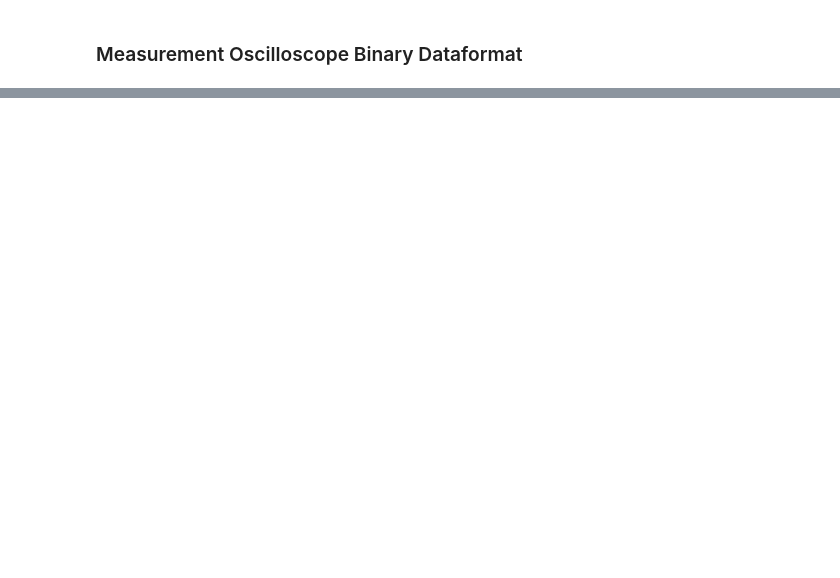
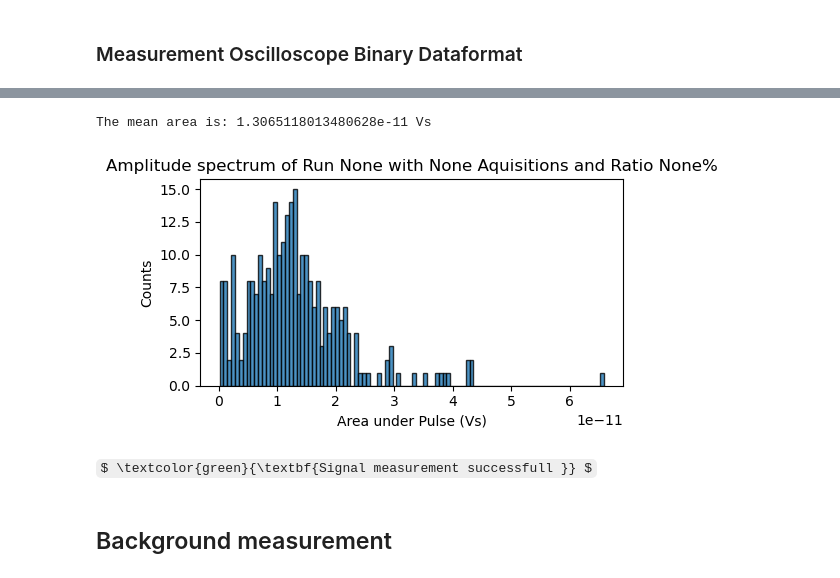
Before and after one commit to laloscola/Max-Planck-Coding, a Jupyter notebook: code_for_MCPPMT_Camera/meas_oscill_binary.ipynb, the cells around one changed output, grey strips where cells are left out. Saved outputs shown, nothing was run; the diff lists cells and outputs as text; code cells hidden in the pictures; some formulas as TeX source; blank space fills up the shorter version.

Commit message:
Signal and Background have been measured

```diff
--- a/code_for_MCPPMT_Camera/meas_oscill_binary.ipynb
+++ b/code_for_MCPPMT_Camera/meas_oscill_binary.ipynb
@@ -22,0 +69,9 @@ ModuleNotFoundError: No module named 'RS_RTxReadBin'
+# %%
+main_amplitude_spectrum(df_sig, min_thresh=-0.01)
+# %% [output]
+The mean area is: 1.3065118013480628e-11 Vs
+[figure, added]
+# %% [markdown]
+$ \textcolor{green}{\textbf{Signal measurement successfull }} $
+# %% [markdown]
+## Background measurement
```
Also changed, not shown: parts of 17 cells of this notebook, 1 other file.
